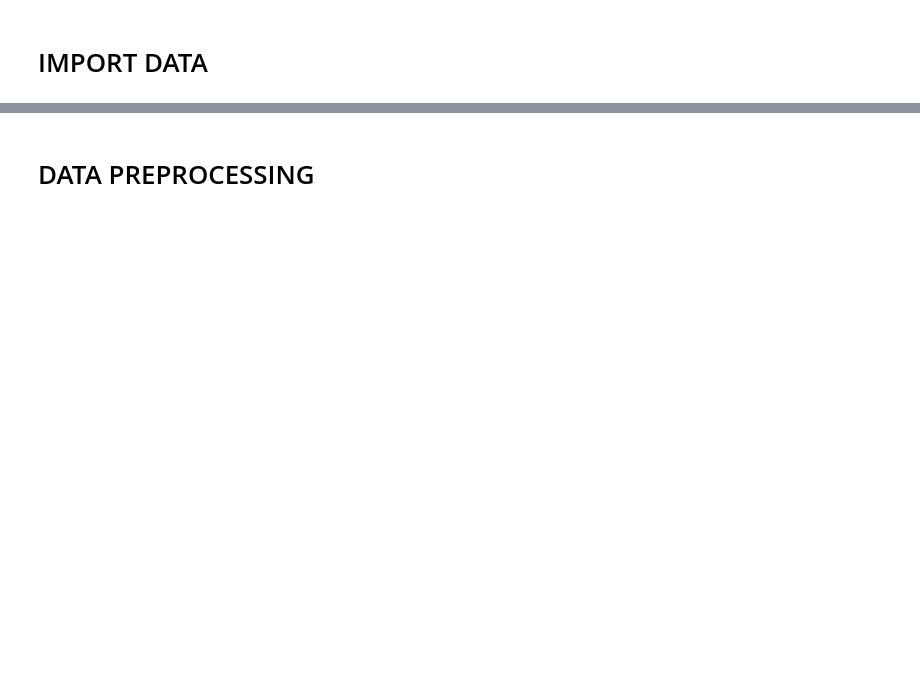
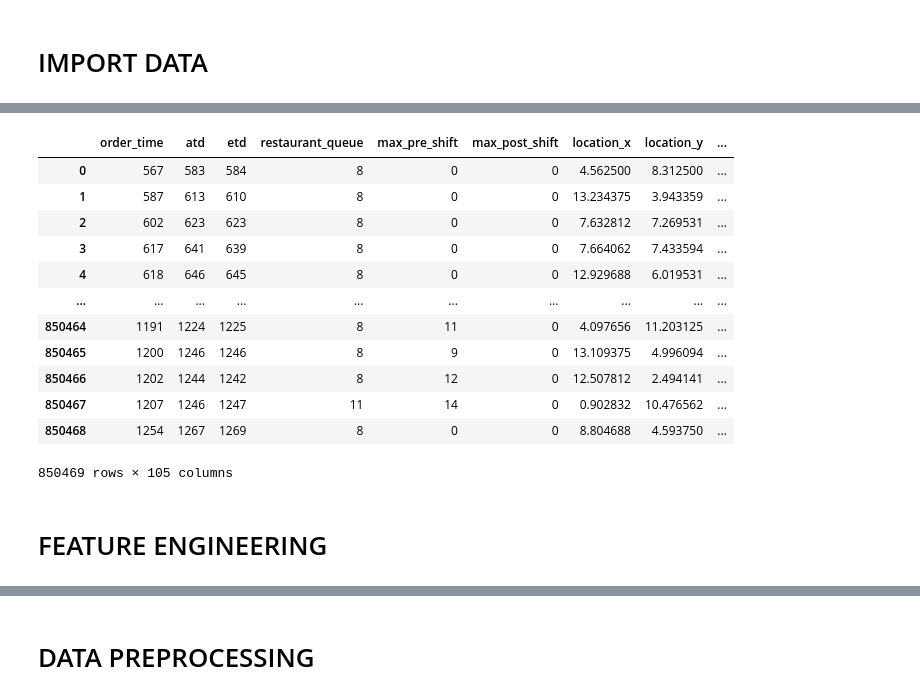
Before and after one commit to geezah/BachelorThesis, a Jupyter notebook: Implementation/CompStudy.ipynb, the cells around one changed output, grey strips where cells are left out. Drawn from its saved outputs; the diff is of its cells as text; code cells hidden in the pictures; blank space fills up the shorter version.

```diff
--- a/Implementation/CompStudy.ipynb
+++ b/Implementation/CompStudy.ipynb
@@ -70,0 +26,44 @@ data
+# %%
+features = [
+    "location_x", "location_y",
+    "restaurant_location_x", "restaurant_location_y",
+    "order_time",
+    "atd",
+    "etd",
+    "restaurant_queue",
+    "max_pre_shift",
+    "max_post_shift",
+    "restaurants_before_customer",
+    "customers_before_customer",
+    "len_vehicle_route_to_customer",
+]
+
+for i in range(23):
+    features.append(f"vehicle_route_to_customer_pos_x_{i}")
+    features.append(f"vehicle_route_to_customer_pos_y_{i}")
+    features.append(f"vehicle_route_to_customer_action_{i}")
+    features.append(f"vehicle_route_to_customer_time_action_{i}")
+# %%
+# Load only first rows of data to
+meta = pd.read_csv(CSV_PATH, header=0, sep=";", usecols=features, nrows=1)
+meta = reduce(meta)
+
+data = pd.read_csv(CSV_PATH, header=0, sep=";", usecols=features, dtype=meta.dtypes.to_dict())
+pd.set_option("display.max_columns", len(data.columns))
+data
+# %% [output]
+|  | order_time | atd | etd | restaurant_queue | max_pre_shift | max_post_shift | location_x | location_y | ... |
+| 0 | 567 | 583 | 584 | 8 | 0 | 0 | 4.562500 | 8.312500 | ... |
+| 1 | 587 | 613 | 610 | 8 | 0 | 0 | 13.234375 | 3.943359 | ... |
+| 2 | 602 | 623 | 623 | 8 | 0 | 0 | 7.632812 | 7.269531 | ... |
+| 3 | 617 | 641 | 639 | 8 | 0 | 0 | 7.664062 | 7.433594 | ... |
+| 4 | 618 | 646 | 645 | 8 | 0 | 0 | 12.929688 | 6.019531 | ... |
+| ... | ... | ... | ... | ... | ... | ... | ... | ... | ... |
+| 850464 | 1191 | 1224 | 1225 | 8 | 11 | 0 | 4.097656 | 11.203125 | ... |
+| 850465 | 1200 | 1246 | 1246 | 8 | 9 | 0 | 13.109375 | 4.996094 | ... |
+| 850466 | 1202 | 1244 | 1242 | 8 | 12 | 0 | 12.507812 | 2.494141 | ... |
+| 850467 | 1207 | 1246 | 1247 | 11 | 14 | 0 | 0.902832 | 10.476562 | ... |
+| 850468 | 1254 | 1267 | 1269 | 8 | 0 | 0 | 8.804688 | 4.593750 | ... |
+850469 rows × 105 columns
+# %% [markdown]
+# FEATURE ENGINEERING
```
Also changed, not shown: parts of 18 cells of this notebook, 5 other files.
